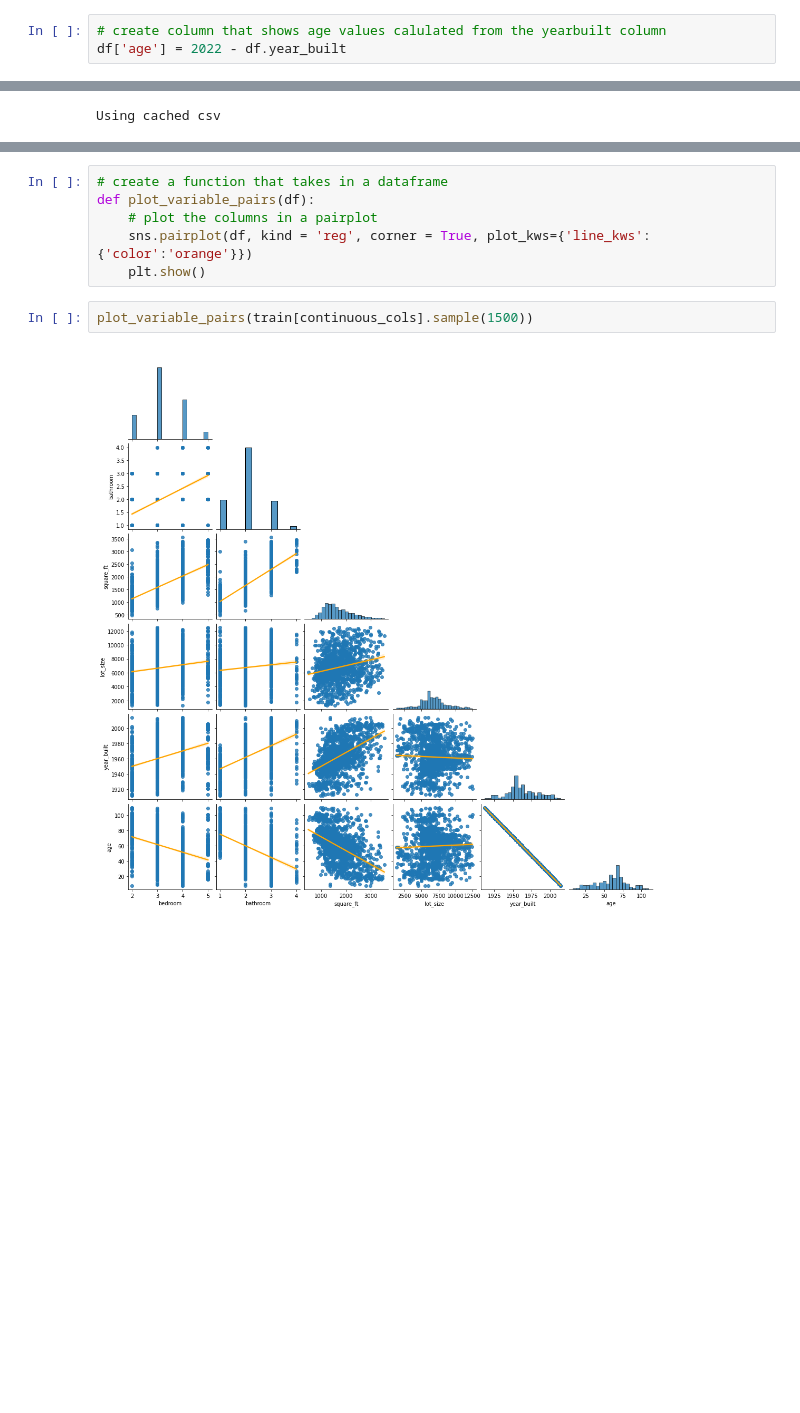
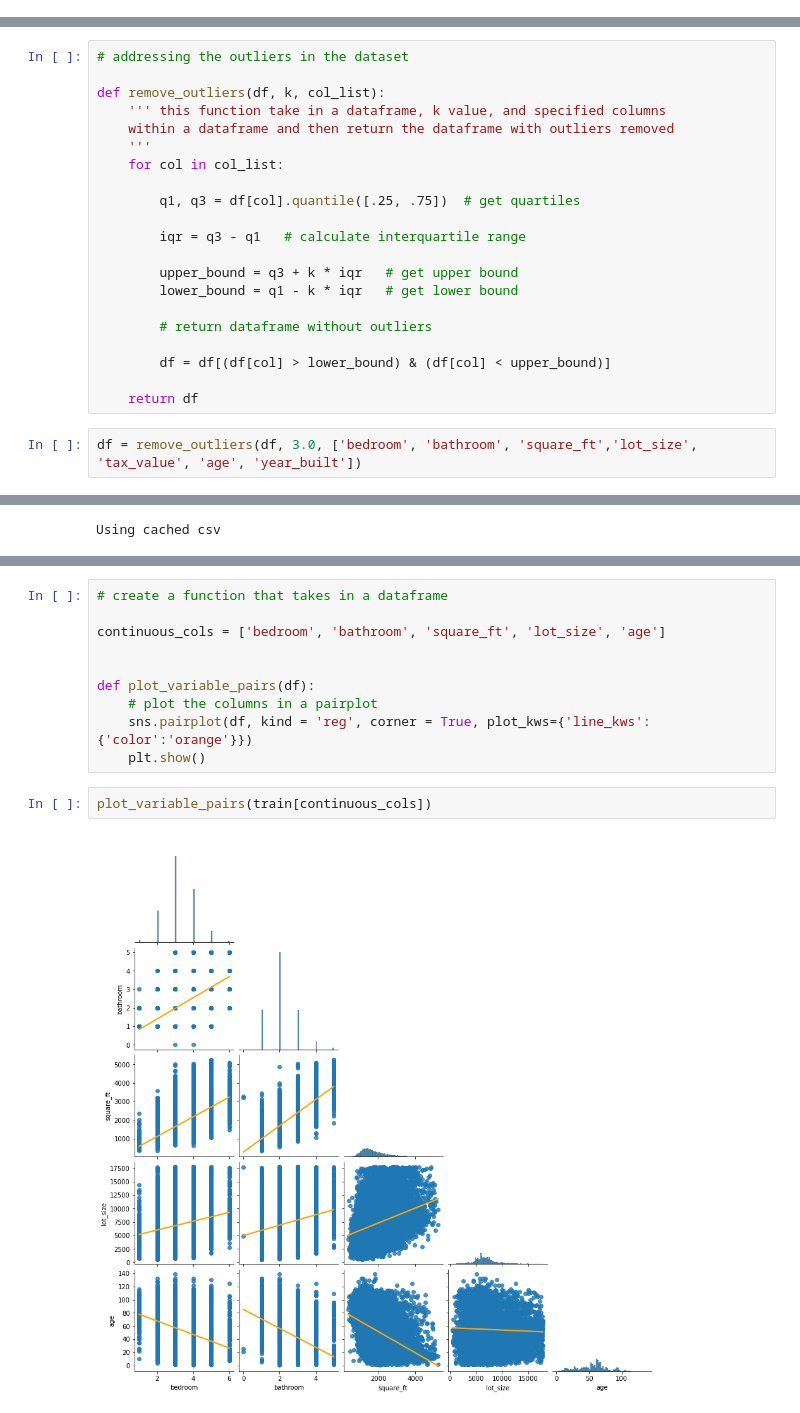
Before and after one commit to MatthewL09/zillow-regression-project, a Jupyter notebook: zillow_work.ipynb, the cells around one changed output, grey strips where cells are left out. Drawn from its saved outputs; the diff is of its cells as text; blank space fills up the shorter version.

```diff
--- a/zillow_work.ipynb
+++ b/zillow_work.ipynb
@@ -183,3 +249,0 @@ df.head()
-# %%
-# create column that shows age values calulated from the yearbuilt column
-df['age'] = 2022 - df.year_built
@@ -290,0 +296,23 @@ df.shape
+# %%
+# addressing the outliers in the dataset
+
+def remove_outliers(df, k, col_list):
+    ''' this function take in a dataframe, k value, and specified columns
+    within a dataframe and then return the dataframe with outliers removed
+    '''
+    for col in col_list:
+
+        q1, q3 = df[col].quantile([.25, .75])  # get quartiles
+
+        iqr = q3 - q1   # calculate interquartile range
+
+        upper_bound = q3 + k * iqr   # get upper bound
+        lower_bound = q1 - k * iqr   # get lower bound
+
+        # return dataframe without outliers
+
+        df = df[(df[col] > lower_bound) & (df[col] < upper_bound)]
+
+    return df
+# %%
+df = remove_outliers(df, 3.0, ['bedroom', 'bathroom', 'square_ft','lot_size', 'tax_value', 'age', 'year_built'])
@@ -355,10 +421,14 @@ continuous_cols = ['bedroom', 'bathroom', 'square_ft', 'lot_size', 'year_built',
 # %%
 # create a function that takes in a dataframe
+
+continuous_cols = ['bedroom', 'bathroom', 'square_ft', 'lot_size', 'age']
+
+
 def plot_variable_pairs(df):
     # plot the columns in a pairplot
     sns.pairplot(df, kind = 'reg', corner = True, plot_kws={'line_kws':{'color':'orange'}})
     plt.show()
 # %%
-plot_variable_pairs(train[continuous_cols].sample(1500))
+plot_variable_pairs(train[continuous_cols])
 # %% [output]
-[figure, old version]
+[figure, new version]
```
Also changed, not shown: parts of 75 cells of this notebook, 1 other file.
